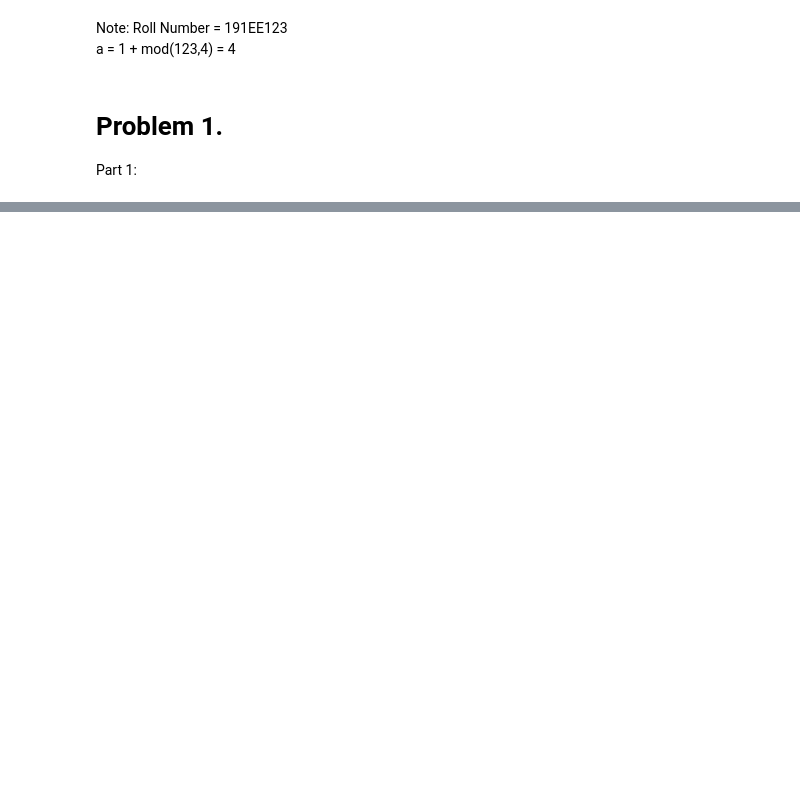
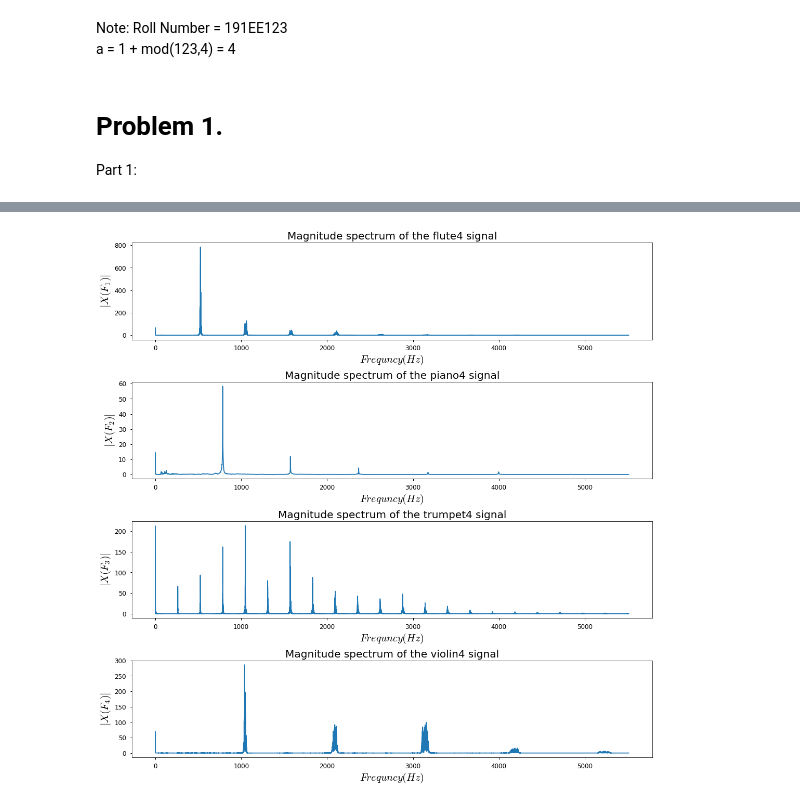
Before and after one commit to Harsha1569/DSP_Lab, a Jupyter notebook: Experiment_3/Experiment_3.ipynb, the cells around one changed output, grey strips where cells are left out. Drawn from its saved outputs; the diff is of its cells as text; code cells hidden in the pictures; blank space fills up the shorter version.

```diff
--- a/Experiment_3/Experiment_3.ipynb
+++ b/Experiment_3/Experiment_3.ipynb
@@ -89 +91,19 @@ frequency_4, magnitude_spectrum_4 = mag_spec(track4, Fs4, Fs4/2)
+# %%
+title = ['Magnitude spectrum of the flute4 signal','Magnitude spectrum of the piano4 signal','Magnitude spectrum of the trumpet4 signal','Magnitude spectrum of the violin4 signal']
+fig, axs = plt.subplots(4, figsize=(15,15))
+def plot_signal(x, y, xaxis_label=None, yaxis_label=None, row=None):
+    axs[row].plot(x, y)
+    axs[row].set_title(title[row], fontsize = 20)
+    axs[row].set_xlabel(xaxis_label, fontsize = 20)
+    axs[row].set_ylabel(yaxis_label, fontsize = 20)
+    axs[row].tick_params(axis="both", labelsize = 12)
+    fig.tight_layout()
+
+plot_signal(frequency_1, ms_1, xaxis_label=r'$Frequncy(Hz)$', yaxis_label=r'$|X(F_1)|$', row=0)
+plot_signal(frequency_2, ms_2, xaxis_label=r'$Frequncy(Hz)$', yaxis_label=r'$|X(F_2)|$', row=1)
+plot_signal(frequency_3, ms_3, xaxis_label=r'$Frequncy(Hz)$', yaxis_label=r'$|X(F_3)|$', row=2)
+plot_signal(frequency_4, ms_4, xaxis_label=r'$Frequncy(Hz)$', yaxis_label=r'$|X(F_4)|$', row=3)
+fig.savefig('fig2.png')
+# %% [output]
+[figure, added]
 # %%
```
Also changed, not shown: parts of 8 cells of this notebook.
